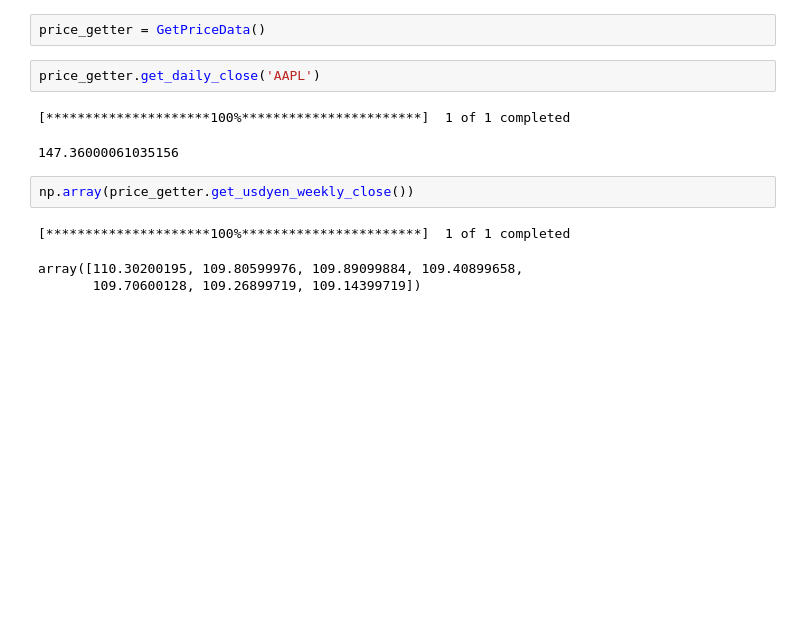
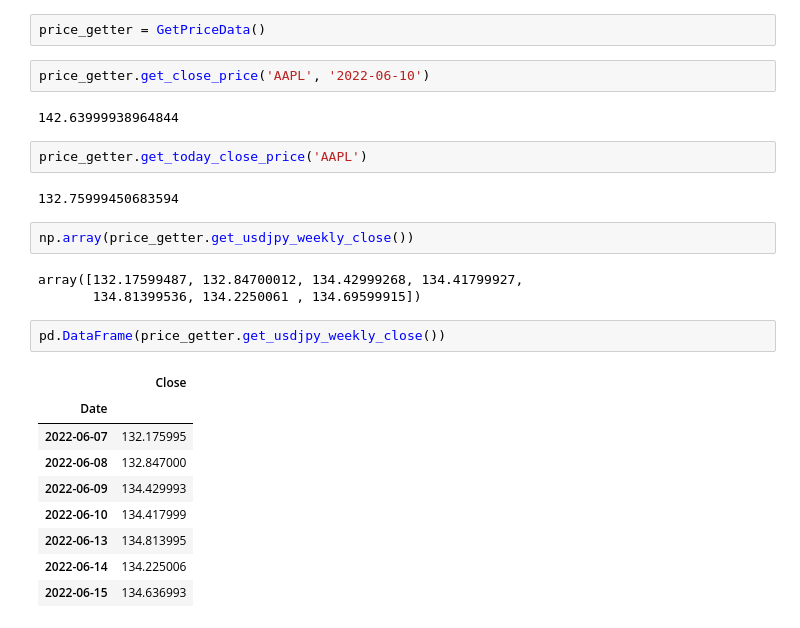
Before and after one commit to maru919/BC-experiment-simulator, a Jupyter notebook: sandbox/yfinance_test.ipynb, the cells around one changed output. Saved outputs shown, nothing was run; the diff lists cells and outputs as text; blank space fills up the shorter version.

```diff
--- a/sandbox/yfinance_test.ipynb
+++ b/sandbox/yfinance_test.ipynb
@@ -13,14 +13,28 @@ sys.path.append('../')
 from scripts.price_data.get_price import GetPriceData
 # %%
 price_getter = GetPriceData()
+# %%
+price_getter.get_close_price('AAPL', '2022-06-10')
+# %% [output]
+142.63999938964844
 # %%
-price_getter.get_daily_close('AAPL')
+price_getter.get_today_close_price('AAPL')
 # %% [output]
-[*********************100%***********************]  1 of 1 completed
+132.75999450683594
-147.36000061035156
 # %%
-np.array(price_getter.get_usdyen_weekly_close())
+np.array(price_getter.get_usdjpy_weekly_close())
 # %% [output]
-[*********************100%***********************]  1 of 1 completed
+array([132.17599487, 132.84700012, 134.42999268, 134.41799927,
+       134.81399536, 134.2250061 , 134.69599915])
-array([110.30200195, 109.80599976, 109.89099884, 109.40899658,
-       109.70600128, 109.26899719, 109.14399719])
+# %%
+pd.DataFrame(price_getter.get_usdjpy_weekly_close())
+# %% [output]
+|  | Close |
+| Date |  |
+| 2022-06-07 | 132.175995 |
+| 2022-06-08 | 132.847000 |
+| 2022-06-09 | 134.429993 |
+| 2022-06-10 | 134.417999 |
+| 2022-06-13 | 134.813995 |
+| 2022-06-14 | 134.225006 |
+| 2022-06-15 | 134.636993 |
```
Also changed, not shown: 5 other files.
